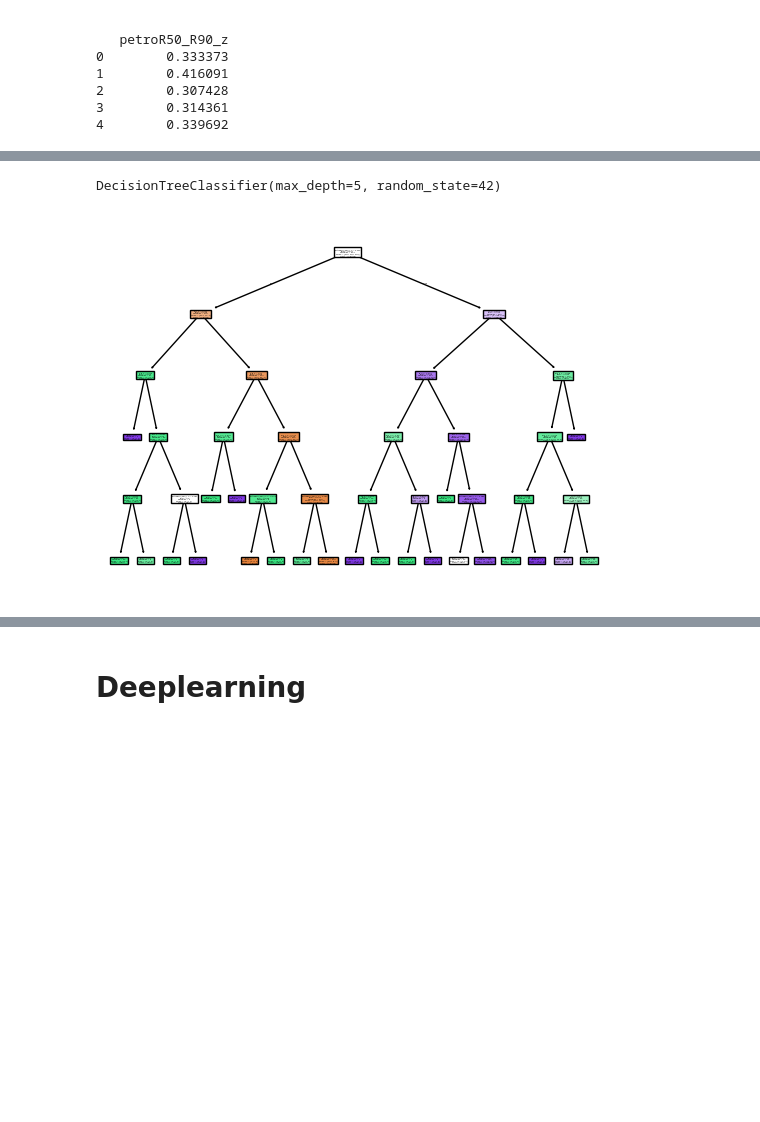
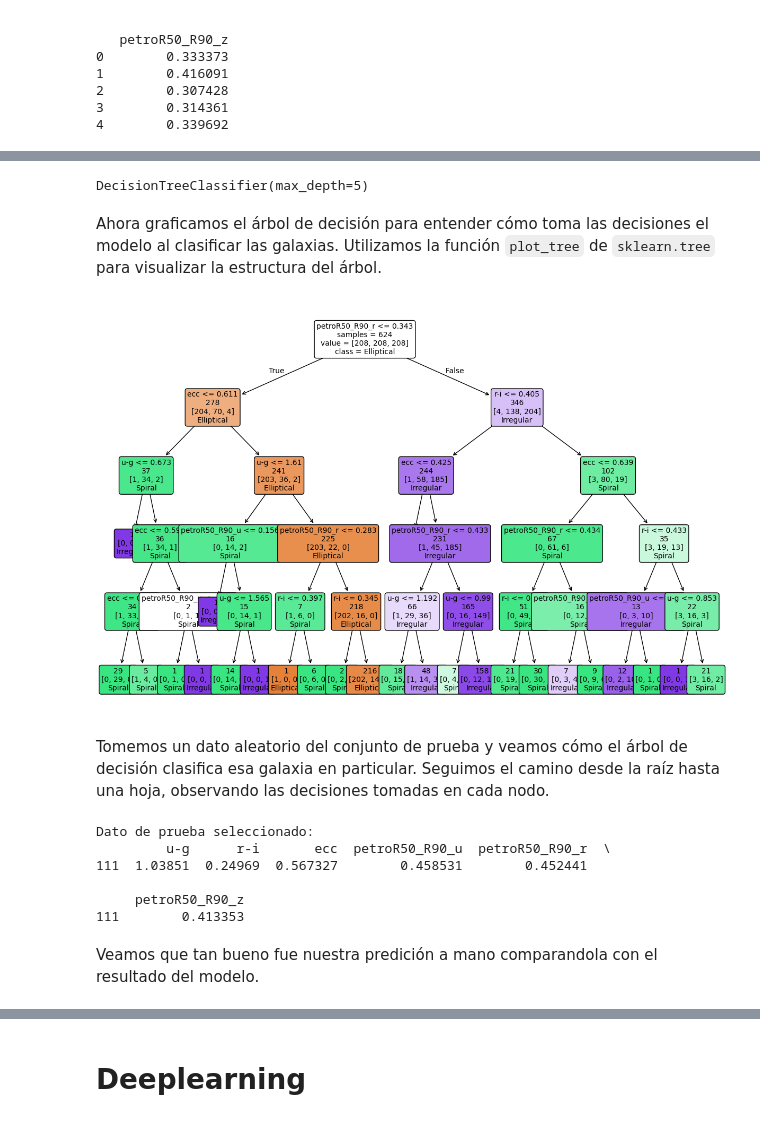
Before and after one commit to UChile-IDIA/ClassificadorGalaxias, a Jupyter notebook: ClassificadorGalaxias.ipynb, the cells around one changed output, grey strips where cells are left out. Saved outputs shown, nothing was run; the diff lists cells and outputs as text; code cells hidden in the pictures; blank space fills up the shorter version.

Commit message:
Agrego datos y terminacion del DecisionTrees

```diff
--- a/ClassificadorGalaxias.ipynb
+++ b/ClassificadorGalaxias.ipynb
@@ -79,4 +123,5 @@ sns.pairplot(datos, hue='class', vars=nombre_columnas[1:])
 # %%
-new_datos = datos.drop(columns=['i-z','m4_u', 'm4_g', 'm4_r', 'm4_i', 'm4_z'])
-sns.pairplot(new_datos, hue='class', vars=new_datos.columns[1:])
+datos = datos.drop(columns=['g-r','i-z','m4_u', 'm4_g', 'm4_r', 'm4_i', 'm4_z'])
+sns.pairplot(datos, hue='class', vars=datos.columns[1:])
+plt.show()
 # %% [output]
@@ -85,5 +129,15 @@ sns.pairplot(new_datos, hue='class', vars=new_datos.columns[1:])
 # %%
-train, test = train_test_split(datos, test_size=0.2, random_state=42, stratify=labels)
-train_labels, test_labels = train.pop('class'), test.pop('class')
-train_labels
+clases = datos['class']
+
+# Dividir los datos en conjuntos de entrenamiento y prueba, donde
+# el 20% de los datos se usan para prueba y el 80% para entrenamiento.
+# Usamos stratify para mantener la proporción de clases en ambos conjuntos
+
+train, test = train_test_split(datos, test_size=0.2, random_state=42, stratify=clases)
+train_clases, test_clases = train.pop('class'), test.pop('class')
+
+print(f'Tamaño del conjunto de entrenamiento: {train.shape[0]}')
+print(f'Tamaño del conjunto de prueba: {test.shape[0]}')
+print()
+print(f'Ejemplo de datos de entrenamiento:\n{train.head()}')
 # %% [output]
@@ -91,11 +170,40 @@ ValueError: Found input variables with inconsistent numbers of samples: [780, 32
 # %%
-arbol = DecisionTreeClassifier(max_depth=5, random_state=42)
-arbol.fit(train, train_labels)
+arbol = DecisionTreeClassifier(max_depth=5)#, random_state=42)
+arbol.fit(train, train_clases)
 # %% [output]
-DecisionTreeClassifier(max_depth=5, random_state=42)
+DecisionTreeClassifier(max_depth=5)
+# %% [markdown]
+Ahora graficamos el árbol de decisión para entender cómo toma las decisiones el modelo al clasificar las galaxias. Utilizamos la función `plot_tree` de `sklearn.tree` para visualizar la estructura del árbol.
 # %%
-plot_tree(arbol, feature_names=train.columns, class_names=['Elliptical', 'Spiral', 'Irregular'], filled=True)
-plt.savefig('decision_tree.pdf')
+fig, ax = plt.subplots(figsize=(15, 10))
+plot_tree(
+    arbol,
+    feature_names=train.columns,
+    class_names=['Elliptical', 'Spiral', 'Irregular'],
+    filled=True,
+    label='root',
+    rounded=True,
+    fontsize=10,
+    impurity=False, # No mostrar la impureza (gini) en los nodos
+    ax = ax,
+)
+
+
+#plt.savefig('decision_tree.pdf')
 plt.show()
 # %% [output]
-[figure, old version]
+[figure, new version]
+# %% [markdown]
+Tomemos un dato aleatorio del conjunto de prueba y veamos cómo el árbol de decisión clasifica esa galaxia en particular. Seguimos el camino desde la raíz hasta una hoja, observando las decisiones tomadas en cada nodo.
+# %%
+prueba_galaxia = test.sample(n=1)#, random_state=42)
+print(f'Dato de prueba seleccionado:\n{prueba_galaxia}')
+# %% [output]
+Dato de prueba seleccionado:
+         u-g      r-i       ecc  petroR50_R90_u  petroR50_R90_r  \
+111  1.03851  0.24969  0.567327        0.458531        0.452441
+
+     petroR50_R90_z
+111        0.413353
+# %% [markdown]
+Veamos que tan bueno fue nuestra predición a mano comparandola con el resultado del modelo.
```
Also changed, not shown: parts of 36 cells of this notebook, 1 other file.
